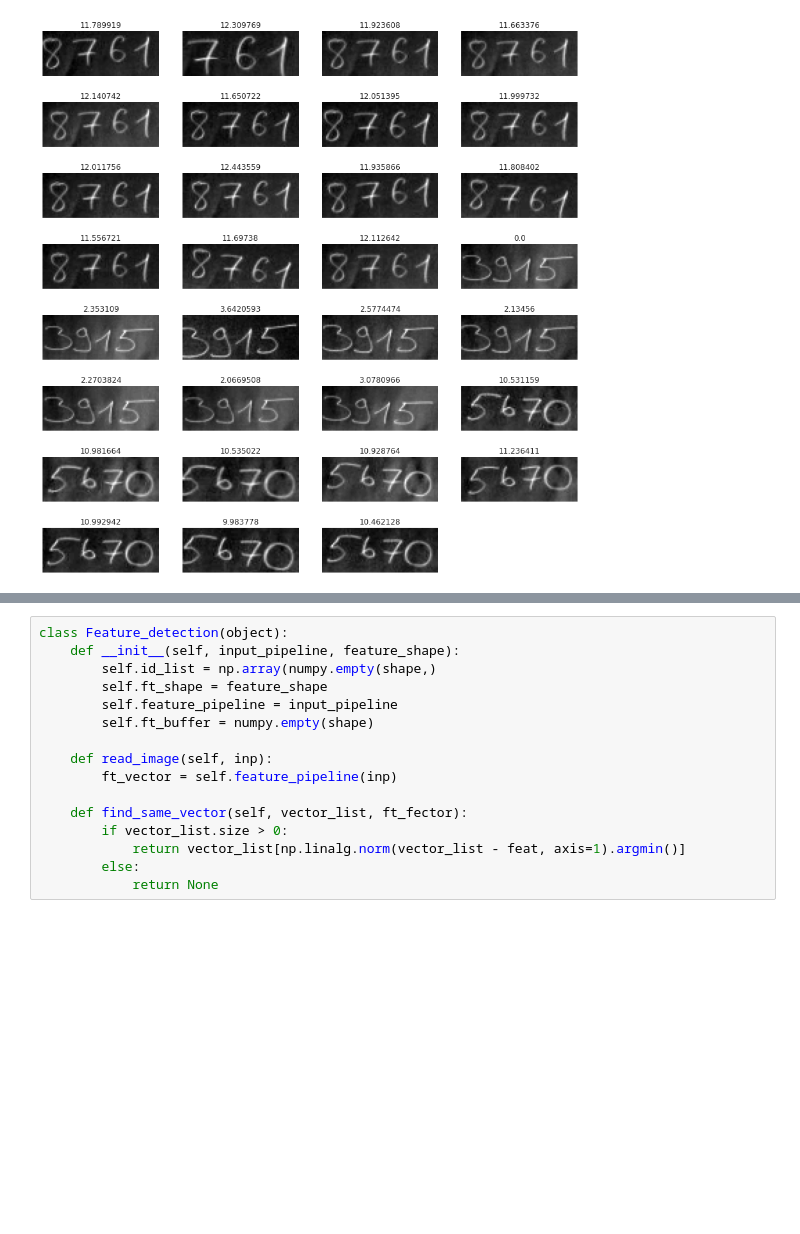
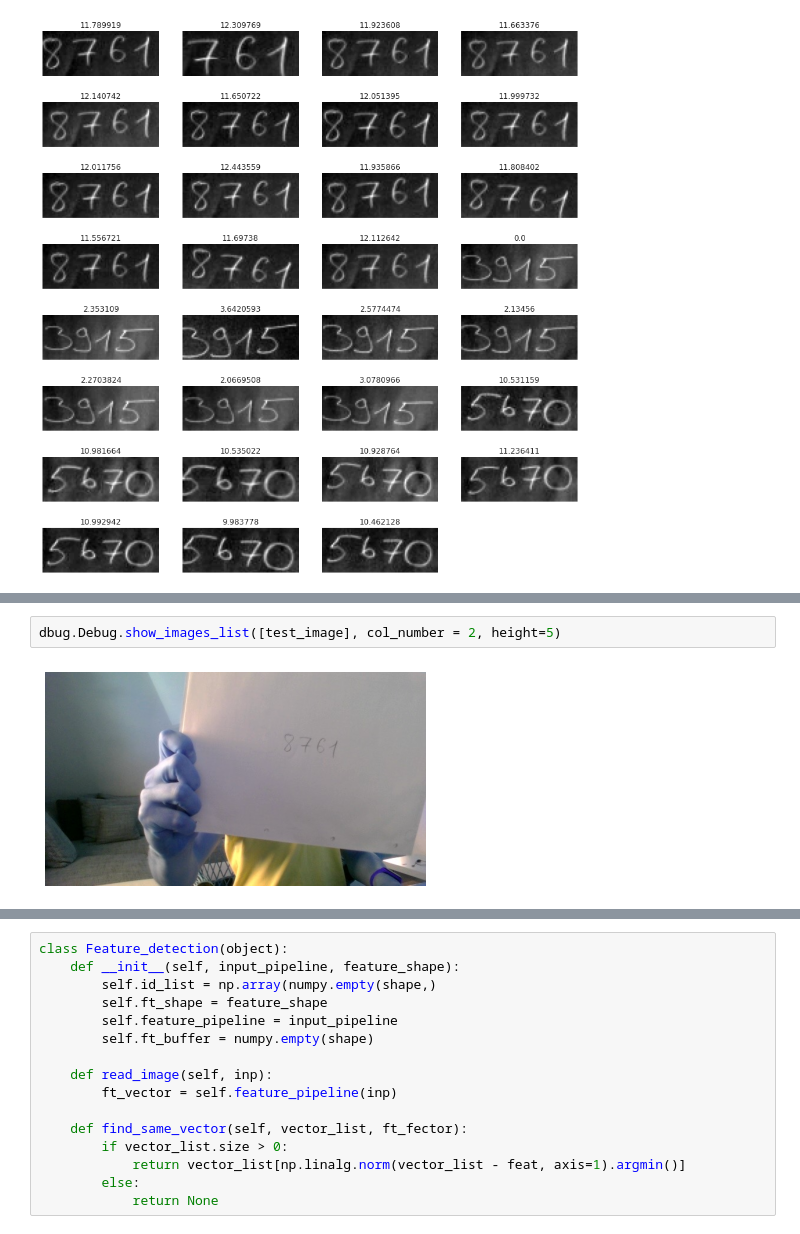
Before and after one commit to tunmustard/features_extractions, a Jupyter notebook: main_detect_pipeline.ipynb, the cells around one changed output, grey strips where cells are left out. Drawn from its saved outputs; the diff is of its cells as text; blank space fills up the shorter version.

```diff
--- a/main_detect_pipeline.ipynb
+++ b/main_detect_pipeline.ipynb
@@ -802,0 +1107,4 @@ test_image.shape
+# %%
+dbug.Debug.show_images_list([test_image], col_number = 2, height=5)
+# %% [output]
+[figure, added]
```
Also changed, not shown: parts of 10 cells of this notebook, 1 other file.
